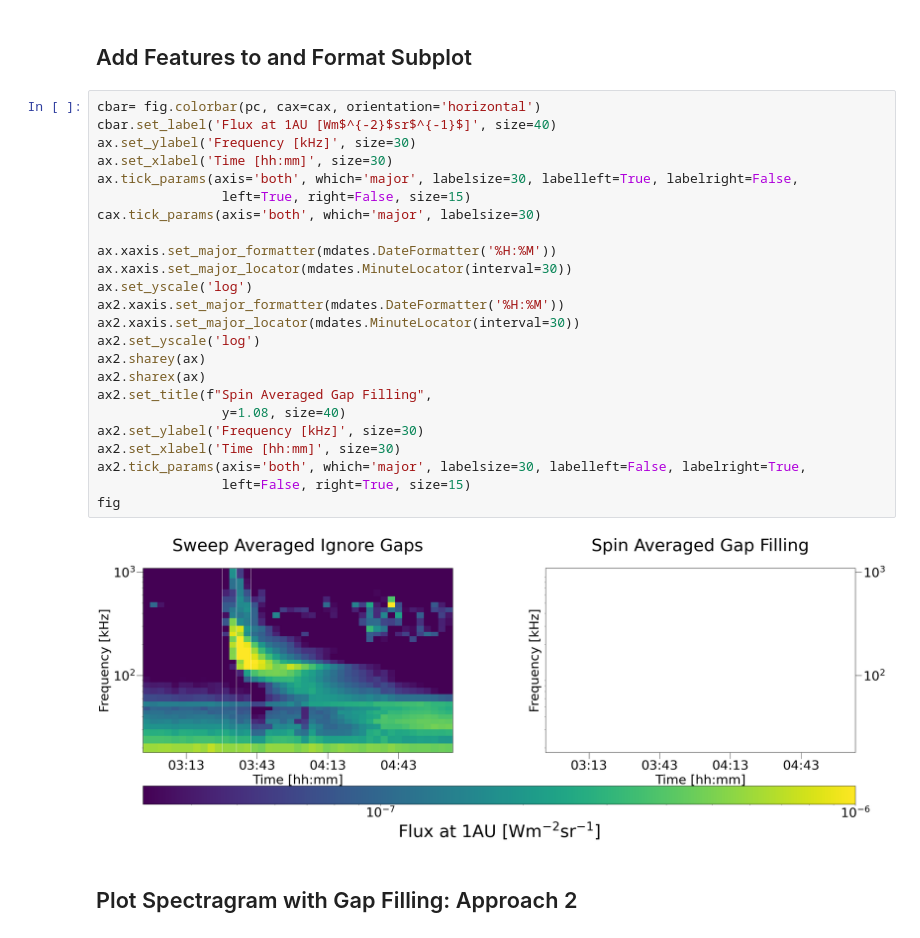
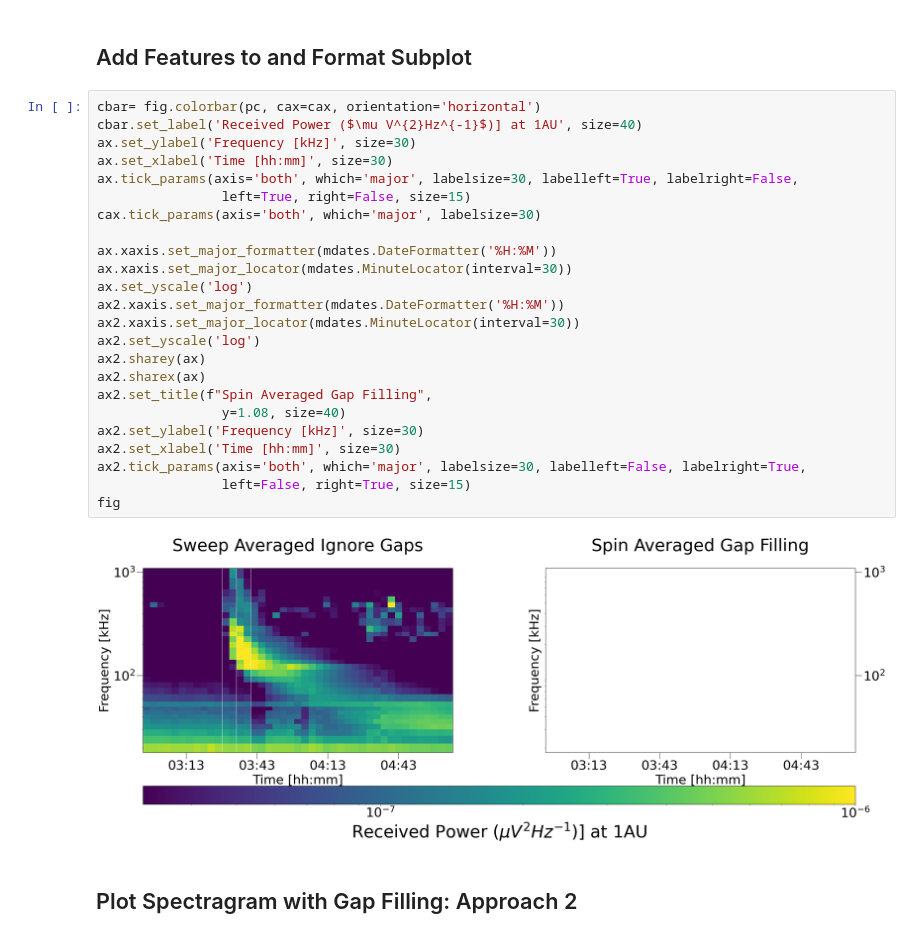
Before and after one commit to 08walkersj/Wind_Waves, a Jupyter notebook: Notebooks/Walker2026_treating_discrete_flux_measurements_in_radio_measurements_from_RAD1/Figure2_Solar_Radio_Burst.ipynb, the cells around one changed output. Saved outputs shown, nothing was run; the diff lists cells and outputs as text.

Commit message:
Colourbar labels corrections

```diff
--- a/Notebooks/Walker2026_treating_discrete_flux_measurements_in_radio_measurements_from_RAD1/Figure2_Solar_Radio_Burst.ipynb
+++ b/Notebooks/Walker2026_treating_discrete_flux_measurements_in_radio_measurements_from_RAD1/Figure2_Solar_Radio_Burst.ipynb
@@ -122,30 +122,30 @@ fig
 ## Add Features to and Format Subplot
 # %%
 cbar= fig.colorbar(pc, cax=cax, orientation='horizontal')
-cbar.set_label('Flux at 1AU [Wm$^{-2}$sr$^{-1}$]', size=40)
+cbar.set_label('Received Power ($\mu V^{2}Hz^{-1}$)] at 1AU', size=40)
 ax.set_ylabel('Frequency [kHz]', size=30)
 ax.set_xlabel('Time [hh:mm]', size=30)
 ax.tick_params(axis='both', which='major', labelsize=30, labelleft=True, labelright=False,
                 left=True, right=False, size=15)
 cax.tick_params(axis='both', which='major', labelsize=30)
 
 ax.xaxis.set_major_formatter(mdates.DateFormatter('%H:%M'))
 ax.xaxis.set_major_locator(mdates.MinuteLocator(interval=30))
 ax.set_yscale('log')
 ax2.xaxis.set_major_formatter(mdates.DateFormatter('%H:%M'))
 ax2.xaxis.set_major_locator(mdates.MinuteLocator(interval=30))
 ax2.set_yscale('log')
 ax2.sharey(ax)
 ax2.sharex(ax)
 ax2.set_title(f"Spin Averaged Gap Filling",
                 y=1.08, size=40)
 ax2.set_ylabel('Frequency [kHz]', size=30)
 ax2.set_xlabel('Time [hh:mm]', size=30)
 ax2.tick_params(axis='both', which='major', labelsize=30, labelleft=False, labelright=True,
                 left=False, right=True, size=15)
 fig
 # %% [output]
-[figure, old version]
+[figure, new version]
 # %% [markdown]
 ## Plot Spectragram with Gap Filling: Approach 2
 # %%
```
Also changed, not shown: parts of 5 cells of this notebook, 2 other files.
